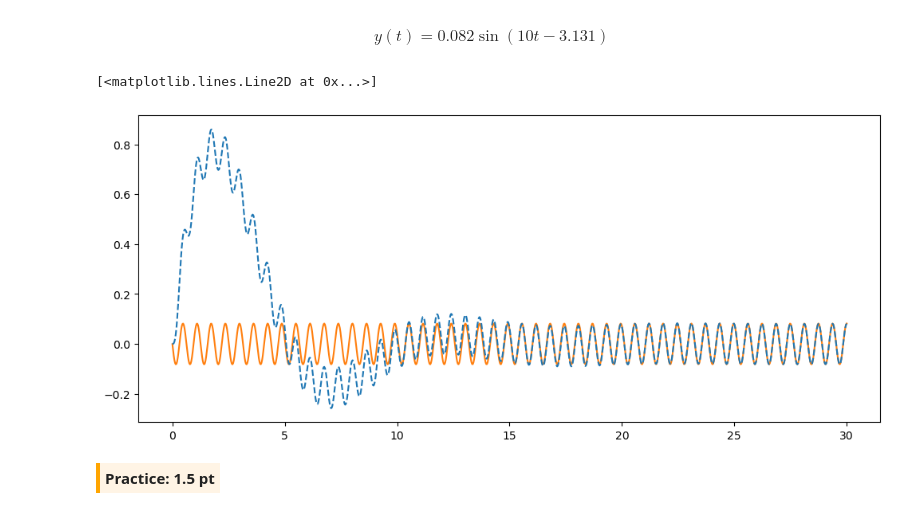
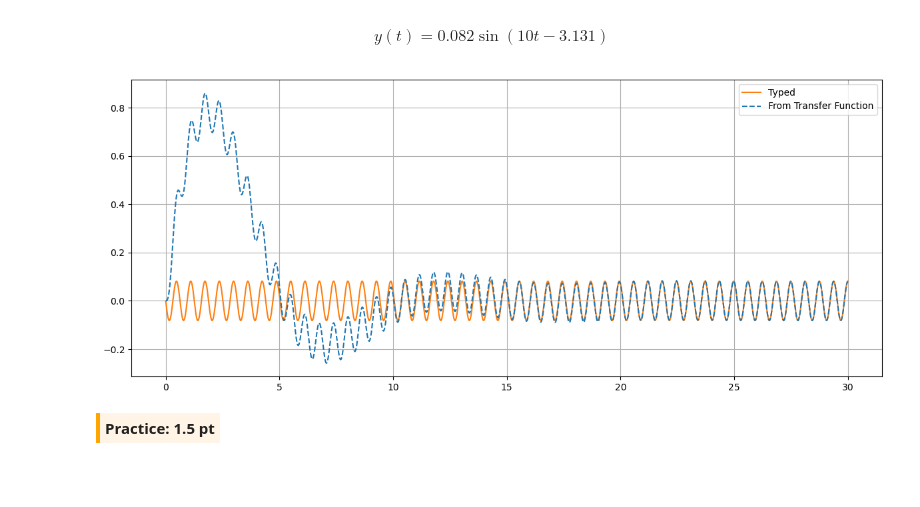
Before and after one commit to BotYue/ELE-251-25Sp-SU-Open, a Jupyter notebook: Section 2/Notebook 2_4 key.ipynb, the cells around one changed output. Drawn from its saved outputs; the diff is of its cells as text; code cells hidden in the pictures; blank space fills up the shorter version.

```diff
--- a/Section 2/Notebook 2_4 key.ipynb
+++ b/Section 2/Notebook 2_4 key.ipynb
@@ -275,20 +281,22 @@ $$y(t) = 0.082\sin(10t-3.131)$$
 # %%
 t_task3 = np.linspace(0, 30, 1000)
 
 y_task3_myTyped = 0.082*np.sin(10*t_task3-3.131)
 
 num_task3 = [1, 5]
 den_task3 = [1, 5, 3, 2]
 H_s_task3 = sig.lti(num_task3, den_task3)
 u_task3 = 8*np.sin(10*t_task3)
 _,y_task3_from_transfer_func,_ = sig.lsim(H_s_task3, U=u_task3, T=t_task3)
 
 plt.figure(figsize=(12, 5))
 plt.plot(t_task3, y_task3_myTyped, label="Typed", color="tab:orange")
 plt.plot(t_task3, y_task3_from_transfer_func, label="From Transfer Function", color="tab:blue", linestyle="--")
+plt.grid(True)
+plt.legend()
+plt.tight_layout()
 # %% [output]
-[<matplotlib.lines.Line2D at 0x...>]
-[figure, old version]
+[figure, new version]
 # %% [markdown]
 <span style="border-left: 4px solid #FFA500; padding: 5px; background-color: #FFF4E5; display: inline-block;">
     <strong>Practice: 1.5 pt</strong>
```
Also changed, not shown: parts of 3 cells of this notebook.
